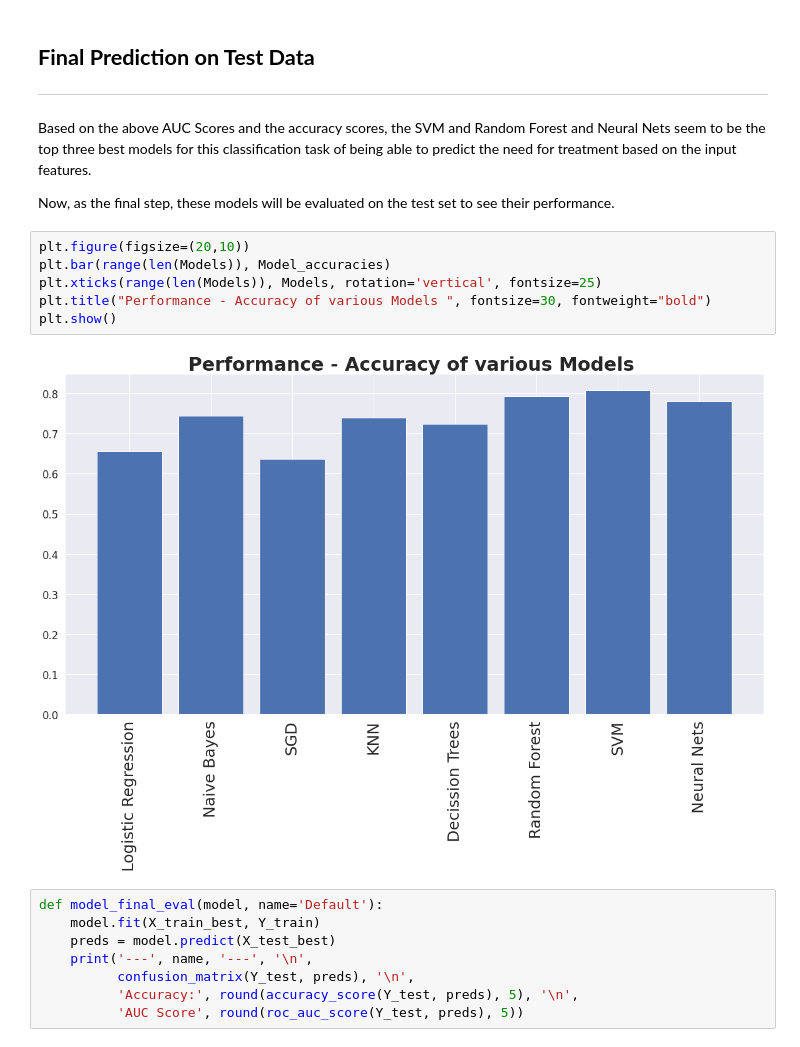
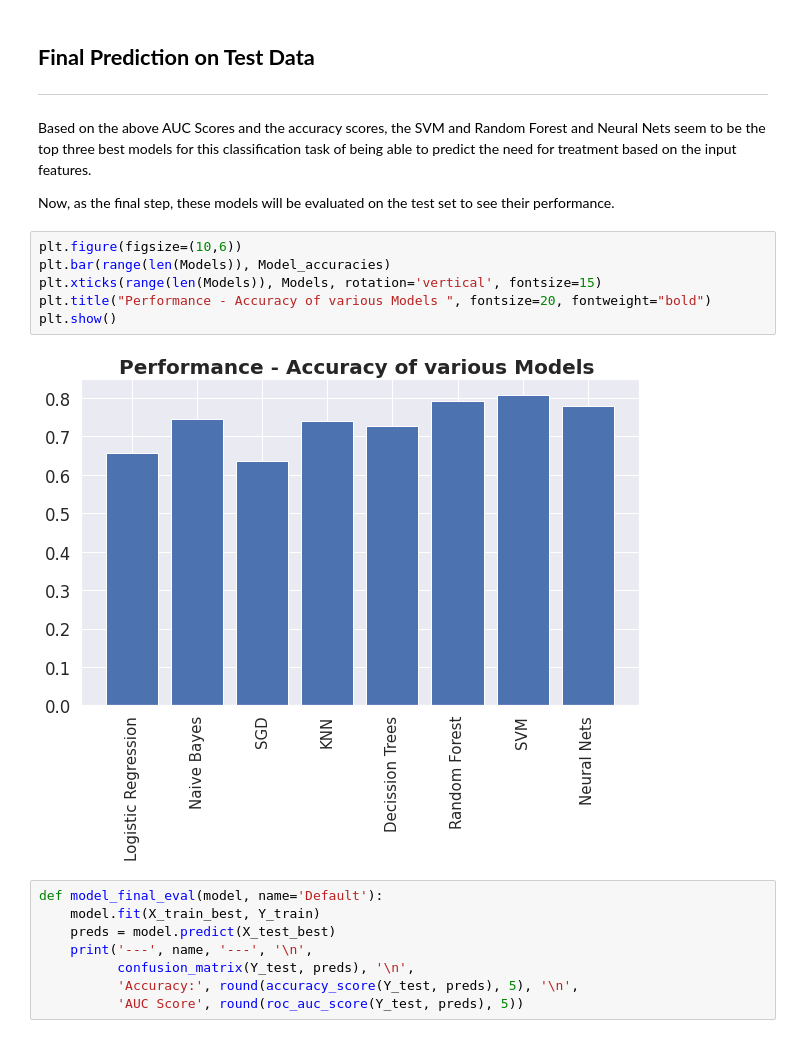
Before and after one commit to RevanthBN/Alto-Neuroscience-Data-Challenge, a Jupyter notebook: Alto_neuroscience_challenge.ipynb, the cells around one changed output. Saved outputs shown, nothing was run; the diff lists cells and outputs as text.

```diff
--- a/Alto_neuroscience_challenge.ipynb
+++ b/Alto_neuroscience_challenge.ipynb
@@ -741,13 +741,13 @@ Based on the above AUC Scores and the accuracy scores, the SVM and Random Forest
 
 Now, as the final step, these models will be evaluated on the test set to see their performance.
 # %%
-plt.figure(figsize=(20,10))
+plt.figure(figsize=(10,6))
 plt.bar(range(len(Models)), Model_accuracies)
-plt.xticks(range(len(Models)), Models, rotation='vertical', fontsize=25)
-plt.title("Performance - Accuracy of various Models ", fontsize=30, fontweight="bold")
+plt.xticks(range(len(Models)), Models, rotation='vertical', fontsize=15)
+plt.title("Performance - Accuracy of various Models ", fontsize=20, fontweight="bold")
 plt.show()
 # %% [output]
-[figure, old version]
+[figure, new version]
 # %%
 def model_final_eval(model, name='Default'):
     model.fit(X_train_best, Y_train)
```
Also changed, not shown: parts of 7 cells of this notebook.
